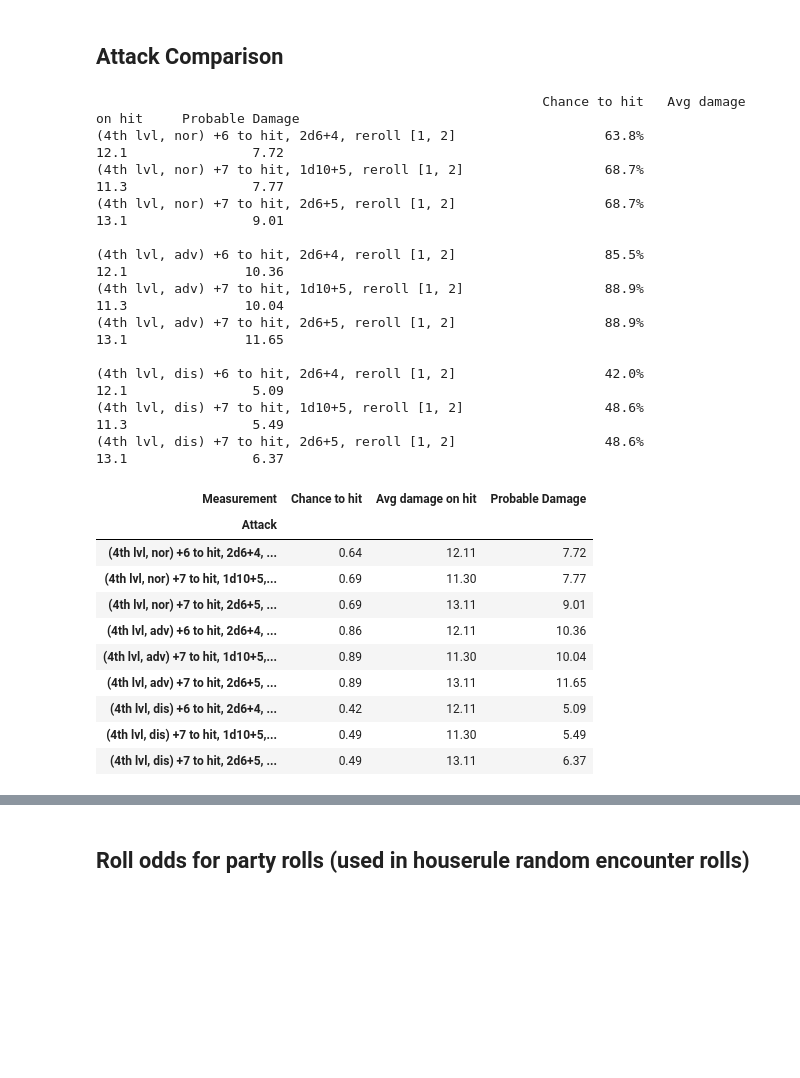
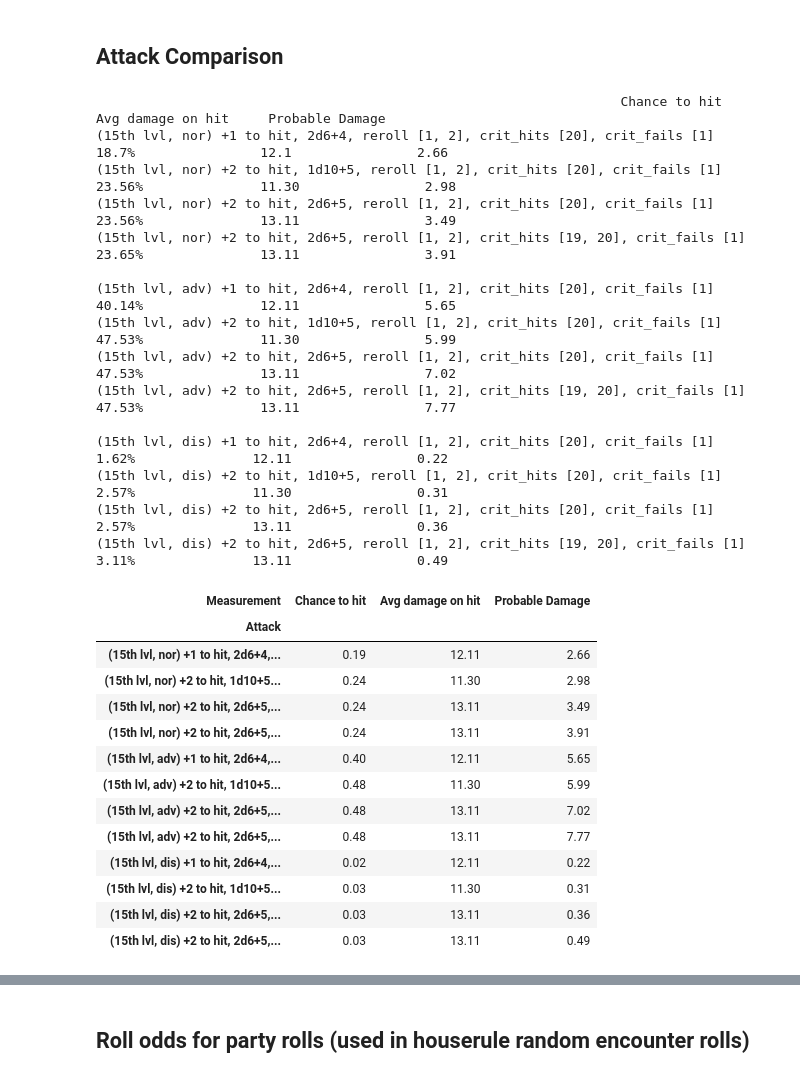
Before and after one commit to dyoung418/dnd_stats, a Jupyter notebook: dnd_dice_calcs.ipynb, the cells around one changed output, grey strips where cells are left out. Cells and saved outputs as stored; diff of their text form; code cells hidden in the pictures; blank space fills up the shorter version.

```diff
--- a/dnd_dice_calcs.ipynb
+++ b/dnd_dice_calcs.ipynb
@@ -583,9 +667,9 @@ compare_odds_dist(
 # %% [markdown]
 ### Chance to hit grid
 # %%
-def chance_to_hit_grid(abil_mods=[0,1,2,3,4,5,6],
+def chance_to_hit_grid(abil_mods=[0,1,2,3,4,5,6,7],
                        lvls=[1,2,3,4,5,6,7,8,9,10,11,12,13,14,15,16,17,18,19,20],
-                       adv='normal', print_table=True):
+                       adv='normal', crit_hit_nums=[20,], crit_fail_nums=[1,], print_table=True):
     '''Creates a grid of chance to hit at different PC levels and core ability (e.g. Strength) modifiers
     The proficiency bonus is calculated based on the PC level.  The chance to hit is based on the
     AC of the monsters that are likely to be encountered at that PC level
@@ -616,7 +700,7 @@ def chance_to_hit_grid(abil_mods=[0,1,2,3,4,5,6],
             # row label first
             print(f"{a_mod: <{col_width}}", end='')
         for lvl in lvls:
-            cth = chance_to_hit(abil_mod=a_mod, pc_lvl=lvl, adv=adv)
+            cth = chance_to_hit(abil_mod=a_mod, pc_lvl=lvl, adv=adv, crit_hit_nums=crit_hit_nums, crit_fail_nums=crit_fail_nums)
             df.loc[lvl,a_mod] = cth
             if(print_table):
                 print(f"{cth:{num_width}.{prec}%}{'': <{col_width-num_width}}", end='')
@@ -753,35 +847,42 @@ def compare_attacks(attacks,
         print('')
     return df
 # %%
-compare_attacks([{'mod':6,'dmg_die':6,'dmg_n':2,'dmg_adder':4, 'dmg_reroll_nums':[1,2]},
-                {'mod':7,'dmg_die':10,'dmg_n':1,'dmg_adder':5, 'dmg_reroll_nums':[1,2]},
-                {'mod':7,'dmg_die':6,'dmg_n':2,'dmg_adder':5, 'dmg_reroll_nums':[1,2]},
+compare_attacks([{'mod':1,'dmg_die':6,'dmg_n':2,'dmg_adder':4, 'dmg_reroll_nums':[1,2]},
+                {'mod':2,'dmg_die':10,'dmg_n':1,'dmg_adder':5, 'dmg_reroll_nums':[1,2]},
+                {'mod':2,'dmg_die':6,'dmg_n':2,'dmg_adder':5, 'dmg_reroll_nums':[1,2]},
+                {'mod':2,'dmg_die':6,'dmg_n':2,'dmg_adder':5, 'dmg_reroll_nums':[1,2], 'crit_hit_nums':[19,20]},
                 ],
-                pc_lvls=[4,])
+                pc_lvls=[15,])
 # %% [output]
-                                                         Chance to hit   Avg damage on hit     Probable Damage
-(4th lvl, nor) +6 to hit, 2d6+4, reroll [1, 2]                   63.8%                12.1                7.72
-(4th lvl, nor) +7 to hit, 1d10+5, reroll [1, 2]                  68.7%                11.3                7.77
-(4th lvl, nor) +7 to hit, 2d6+5, reroll [1, 2]                   68.7%                13.1                9.01
+                                                                   Chance to hit   Avg damage on hit     Probable Damage
+(15th lvl, nor) +1 to hit, 2d6+4, reroll [1, 2], crit_hits [20], crit_fails [1]               18.7%                12.1                2.66
+(15th lvl, nor) +2 to hit, 1d10+5, reroll [1, 2], crit_hits [20], crit_fails [1]              23.56%               11.30                2.98
+(15th lvl, nor) +2 to hit, 2d6+5, reroll [1, 2], crit_hits [20], crit_fails [1]              23.56%               13.11                3.49
+(15th lvl, nor) +2 to hit, 2d6+5, reroll [1, 2], crit_hits [19, 20], crit_fails [1]              23.65%               13.11                3.91
 
-(4th lvl, adv) +6 to hit, 2d6+4, reroll [1, 2]                   85.5%                12.1               10.36
-(4th lvl, adv) +7 to hit, 1d10+5, reroll [1, 2]                  88.9%                11.3               10.04
-(4th lvl, adv) +7 to hit, 2d6+5, reroll [1, 2]                   88.9%                13.1               11.65
+(15th lvl, adv) +1 to hit, 2d6+4, reroll [1, 2], crit_hits [20], crit_fails [1]              40.14%               12.11                5.65
+(15th lvl, adv) +2 to hit, 1d10+5, reroll [1, 2], crit_hits [20], crit_fails [1]              47.53%               11.30                5.99
+(15th lvl, adv) +2 to hit, 2d6+5, reroll [1, 2], crit_hits [20], crit_fails [1]              47.53%               13.11                7.02
+(15th lvl, adv) +2 to hit, 2d6+5, reroll [1, 2], crit_hits [19, 20], crit_fails [1]              47.53%               13.11                7.77
 
-(4th lvl, dis) +6 to hit, 2d6+4, reroll [1, 2]                   42.0%                12.1                5.09
-(4th lvl, dis) +7 to hit, 1d10+5, reroll [1, 2]                  48.6%                11.3                5.49
-(4th lvl, dis) +7 to hit, 2d6+5, reroll [1, 2]                   48.6%                13.1                6.37
+(15th lvl, dis) +1 to hit, 2d6+4, reroll [1, 2], crit_hits [20], crit_fails [1]               1.62%               12.11                0.22
+(15th lvl, dis) +2 to hit, 1d10+5, reroll [1, 2], crit_hits [20], crit_fails [1]               2.57%               11.30                0.31
+(15th lvl, dis) +2 to hit, 2d6+5, reroll [1, 2], crit_hits [20], crit_fails [1]               2.57%               13.11                0.36
+(15th lvl, dis) +2 to hit, 2d6+5, reroll [1, 2], crit_hits [19, 20], crit_fails [1]               3.11%               13.11                0.49
 | Measurement | Chance to hit | Avg damage on hit | Probable Damage |
 | Attack |  |  |  |
-| (4th lvl, nor) +6 to hit, 2d6+4, ... | 0.64 | 12.11 | 7.72 |
-| (4th lvl, nor) +7 to hit, 1d10+5,... | 0.69 | 11.30 | 7.77 |
-| (4th lvl, nor) +7 to hit, 2d6+5, ... | 0.69 | 13.11 | 9.01 |
-| (4th lvl, adv) +6 to hit, 2d6+4, ... | 0.86 | 12.11 | 10.36 |
-| (4th lvl, adv) +7 to hit, 1d10+5,... | 0.89 | 11.30 | 10.04 |
-| (4th lvl, adv) +7 to hit, 2d6+5, ... | 0.89 | 13.11 | 11.65 |
-| (4th lvl, dis) +6 to hit, 2d6+4, ... | 0.42 | 12.11 | 5.09 |
-| (4th lvl, dis) +7 to hit, 1d10+5,... | 0.49 | 11.30 | 5.49 |
-| (4th lvl, dis) +7 to hit, 2d6+5, ... | 0.49 | 13.11 | 6.37 |
+| (15th lvl, nor) +1 to hit, 2d6+4,... | 0.19 | 12.11 | 2.66 |
+| (15th lvl, nor) +2 to hit, 1d10+5... | 0.24 | 11.30 | 2.98 |
+| (15th lvl, nor) +2 to hit, 2d6+5,... | 0.24 | 13.11 | 3.49 |
+| (15th lvl, nor) +2 to hit, 2d6+5,... | 0.24 | 13.11 | 3.91 |
+| (15th lvl, adv) +1 to hit, 2d6+4,... | 0.40 | 12.11 | 5.65 |
+| (15th lvl, adv) +2 to hit, 1d10+5... | 0.48 | 11.30 | 5.99 |
+| (15th lvl, adv) +2 to hit, 2d6+5,... | 0.48 | 13.11 | 7.02 |
+| (15th lvl, adv) +2 to hit, 2d6+5,... | 0.48 | 13.11 | 7.77 |
+| (15th lvl, dis) +1 to hit, 2d6+4,... | 0.02 | 12.11 | 0.22 |
+| (15th lvl, dis) +2 to hit, 1d10+5... | 0.03 | 11.30 | 0.31 |
+| (15th lvl, dis) +2 to hit, 2d6+5,... | 0.03 | 13.11 | 0.36 |
+| (15th lvl, dis) +2 to hit, 2d6+5,... | 0.03 | 13.11 | 0.49 |
 # %%
 print('should I take an ability score improvement or the GWM feat')
 compare_attacks([
```
Also changed, not shown: parts of 12 cells of this notebook.
